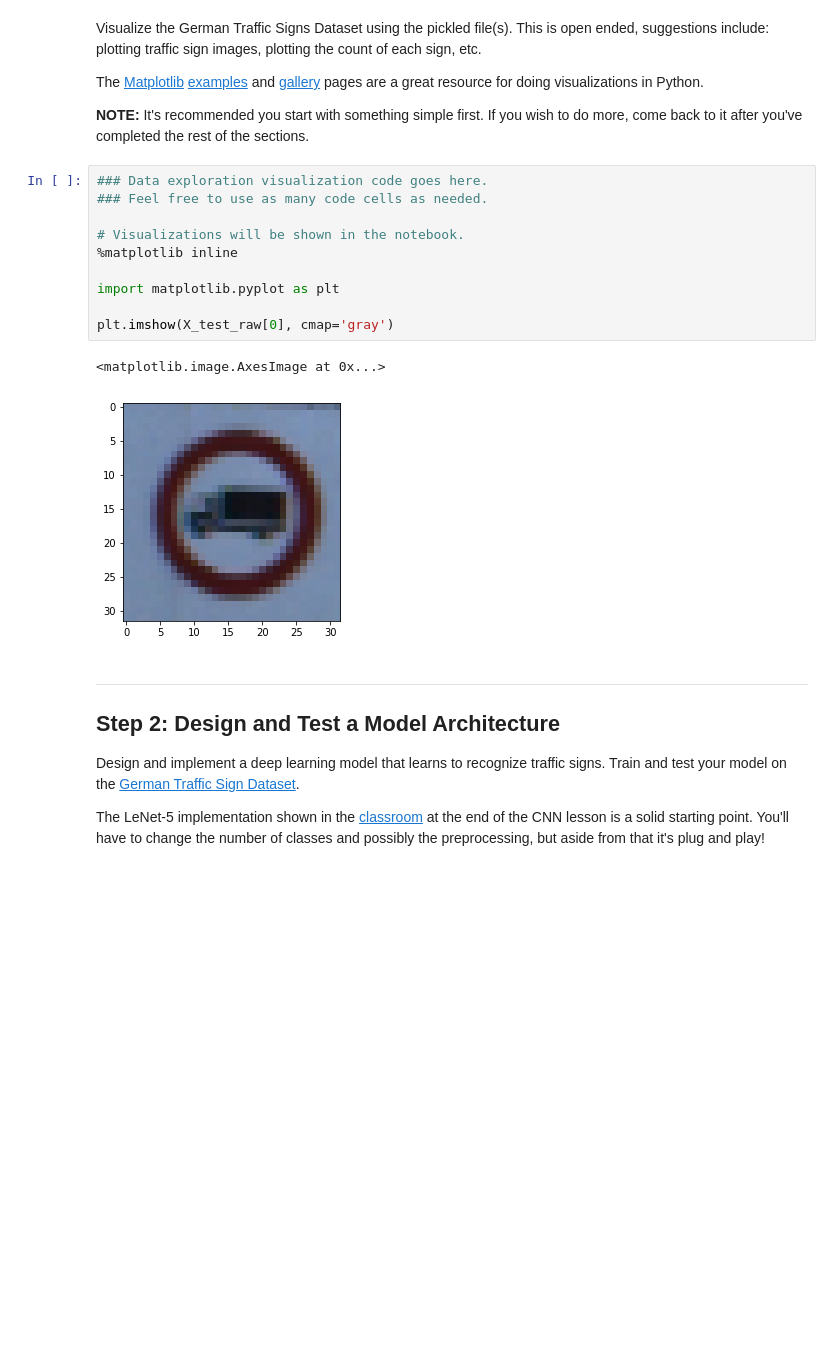
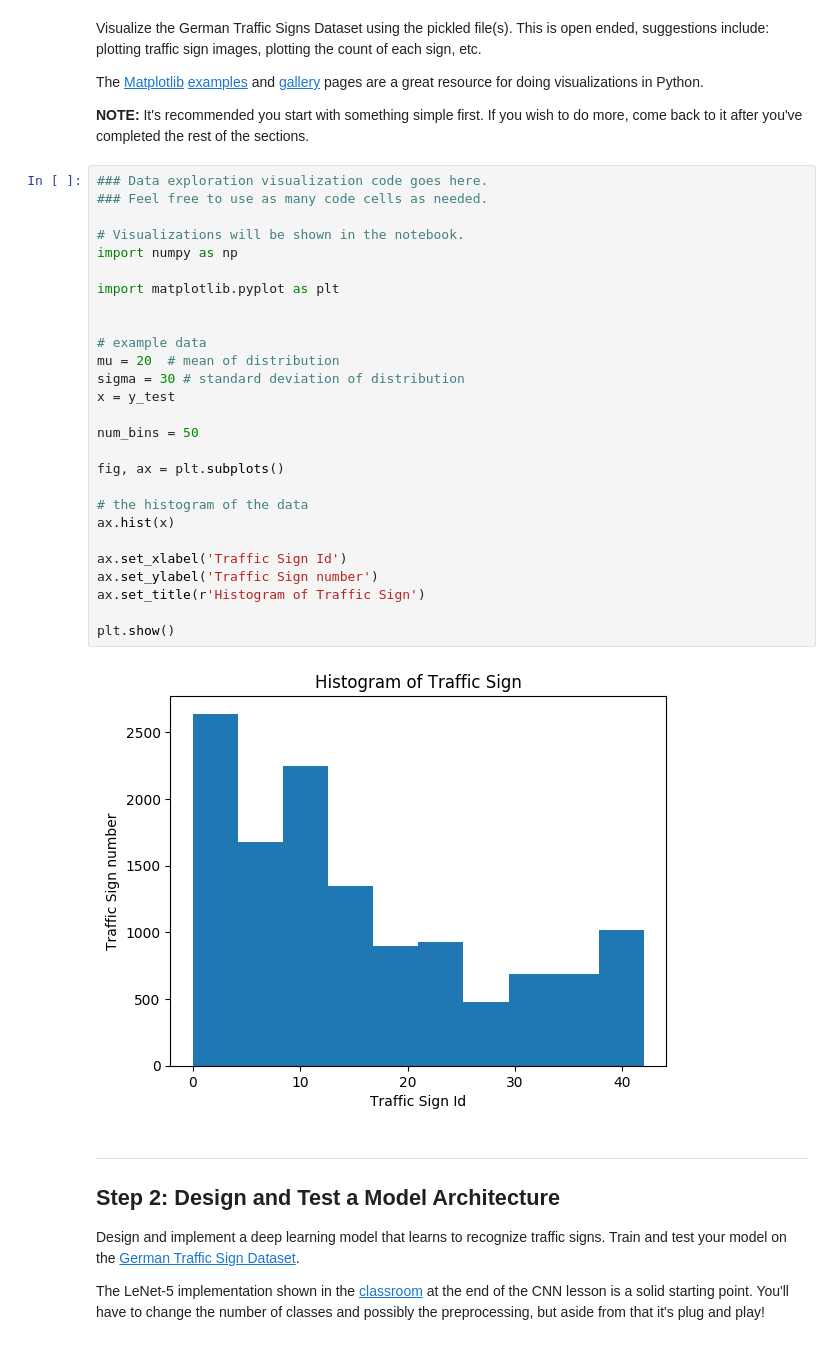
Before and after one commit to DolphinWorld/udacitySelfDrivingCourse, a Jupyter notebook: P2/Traffic_Sign_Classifier.ipynb, the cells around one changed output. Saved outputs shown, nothing was run; the diff lists cells and outputs as text; blank space fills up the shorter version.

```diff
--- a/P2/Traffic_Sign_Classifier.ipynb
+++ b/P2/Traffic_Sign_Classifier.ipynb
@@ -107,16 +107,32 @@ The [Matplotlib](http://matplotlib.org/) [examples](http://matplotlib.org/exampl
 # %%
 ### Data exploration visualization code goes here.
 ### Feel free to use as many code cells as needed.
 
 # Visualizations will be shown in the notebook.
-%matplotlib inline
+import numpy as np
 
 import matplotlib.pyplot as plt
 
-plt.imshow(X_test_raw[0], cmap='gray')
+
+# example data
+mu = 20  # mean of distribution
+sigma = 30 # standard deviation of distribution
+x = y_test
+
+num_bins = 50
+
+fig, ax = plt.subplots()
+
+# the histogram of the data
+ax.hist(x)
+
+ax.set_xlabel('Traffic Sign Id')
+ax.set_ylabel('Traffic Sign number')
+ax.set_title(r'Histogram of Traffic Sign')
+
+plt.show()
 # %% [output]
-<matplotlib.image.AxesImage at 0x...>
-[figure, old version]
+[figure, new version]
 # %% [markdown]
 ----
 
```
Also changed, not shown: 2 other files.
